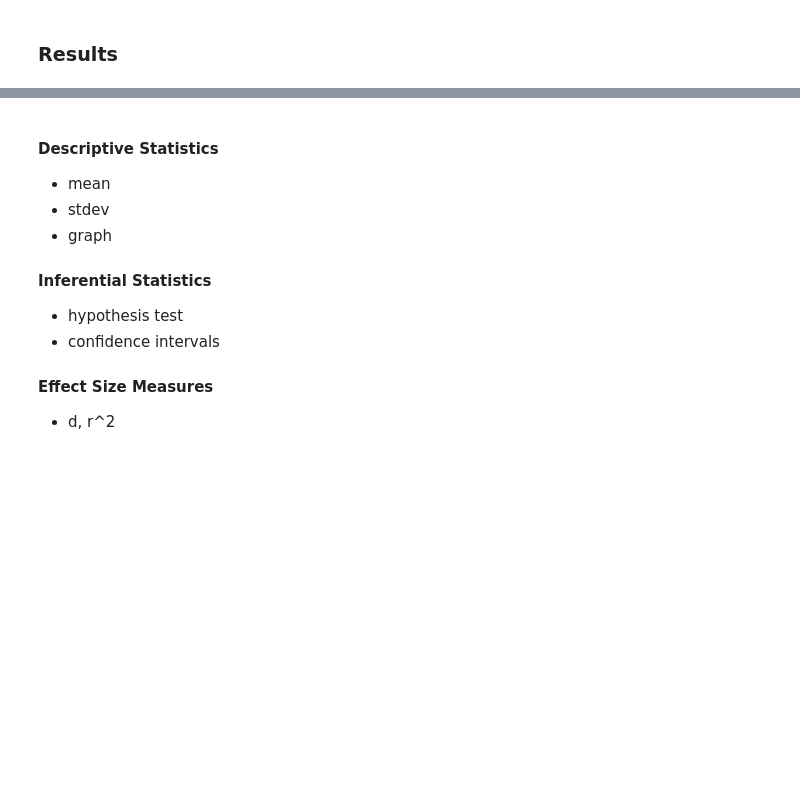
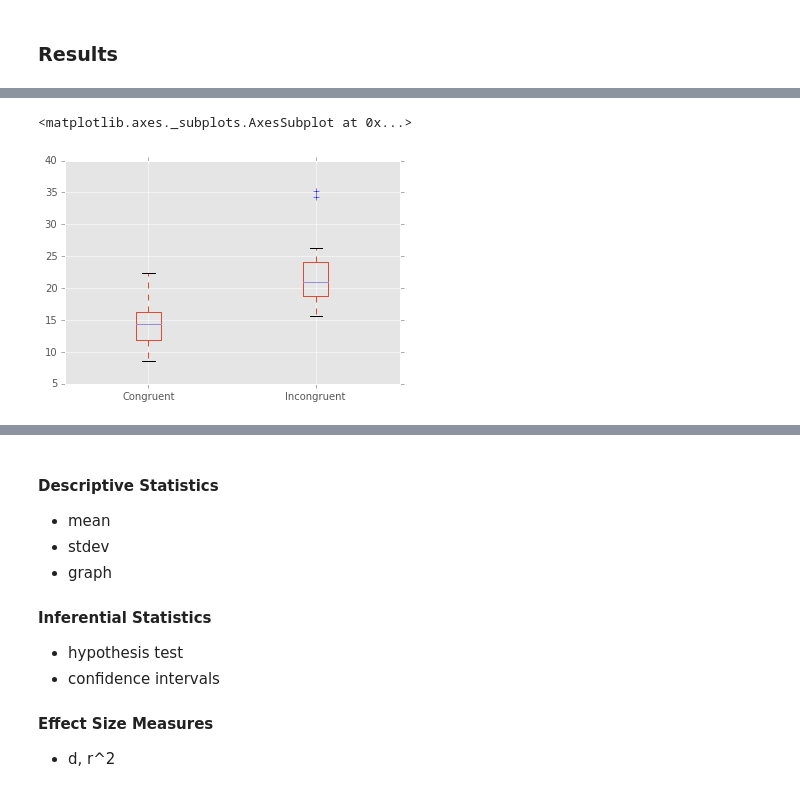
Before and after one commit to thrabchak/Udacity-Data-Analysis, a Jupyter notebook: P1 Stroop Effect/Data_Analyst_ND_Project1.ipynb, the cells around one changed output, grey strips where cells are left out. Cells and saved outputs as stored; diff of their text form; code cells hidden in the pictures; blank space fills up the shorter version.

Commit message:
Added plots to results section

```diff
--- a/P1 Stroop Effect/Data_Analyst_ND_Project1.ipynb
+++ b/P1 Stroop Effect/Data_Analyst_ND_Project1.ipynb
@@ -42,0 +37,21 @@ dataFrame = pd.read_csv(path)
+# %%
+# Import Libraries
+import pandas as pd
+import matplotlib.pyplot as plt
+plt.style.use('ggplot')
+
+# Enable inline viewing of graphs
+%matplotlib inline
+
+# Load data from csv file
+path = 'https://raw.githubusercontent.com/thrabchak/Udacity-Data-Analysis/master/P1%20Stroop%20Effect/stroopdata.csv'
+
+# Parse csv into pandas data structures
+dataFrame = pd.read_csv(path)
+dataFrame.head()
+congruentSeries = dataFrame['Congruent']
+incongruentSeries = dataFrame['Incongruent']
+
+# Display dataFrame generated from csv
+# Commented out for brevity, see Data section below to view the full table
+#dataFrame
@@ -42,0 +71,6 @@ dataFrame = pd.read_csv(path)
+# %%
+# Box plots of the two conditions
+dataFrame.plot(kind='box')
+# %% [output]
+<matplotlib.axes._subplots.AxesSubplot at 0x...>
+[figure, added]
```
Also changed, not shown: parts of 11 cells of this notebook.
